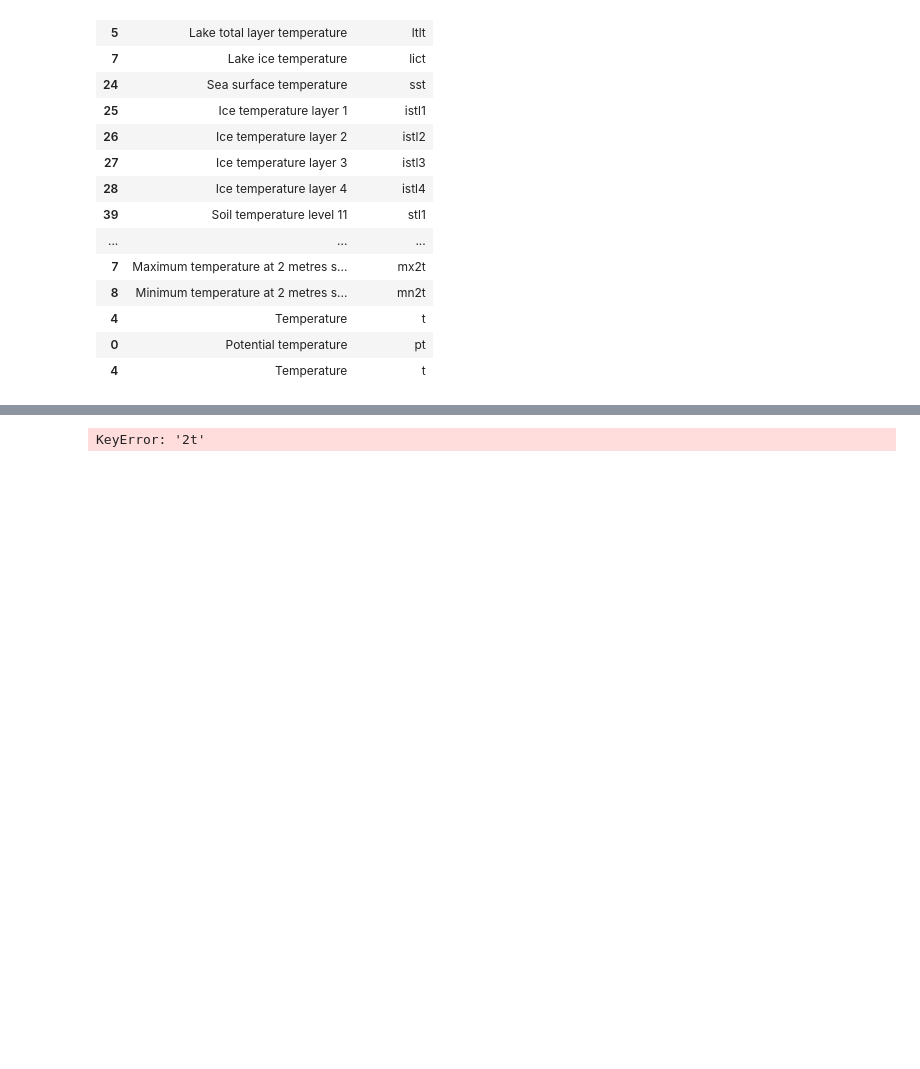
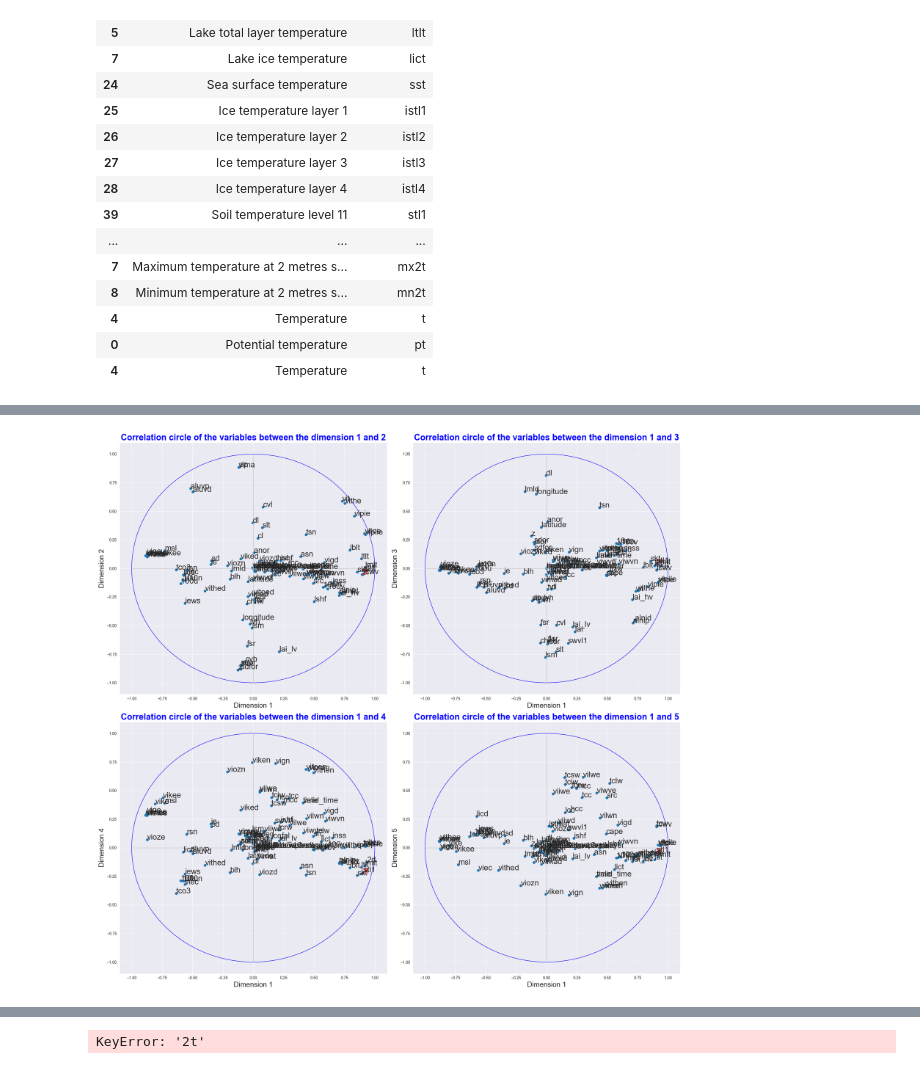
Before and after one commit to Thomas-rnd/Temperature-forecasting, a Jupyter notebook: features_selection/features_selection.ipynb, the cells around one changed output, grey strips where cells are left out. Cells and saved outputs as stored; diff of their text form; code cells hidden in the pictures; blank space fills up the shorter version.

Commit message:
Adding the PCA correlation analysis

```diff
--- a/features_selection/features_selection.ipynb
+++ b/features_selection/features_selection.ipynb
@@ -332,0 +424,58 @@ clean_df_scale
+# %%
+nb_composante = 5
+acp = PCA(n_components=nb_composante)
+acp_coord = acp.fit_transform(clean_df_scale)
+# %%
+variance = acp.explained_variance_
+valpropre = variance*(len(clean_df_scale)-1)/len(clean_df_scale)
+vp_mat=acp.components_.T
+sqrt_eigval = np.sqrt(valpropre)
+# %%
+corvar = np.zeros((len(clean_df_scale.columns), (len(clean_df_scale.columns))))
+for k in range(acp.n_components_):
+    corvar[:,k] = vp_mat[:,k] * sqrt_eigval[k]
+corvar_f = corvar[:, 0:2]
+ctrvar = corvar**2
+for j in range(acp.n_components_):
+    ctrvar[:,j]=ctrvar[:,j]/valpropre[j]
+
+ctrvar_df = pd.DataFrame(ctrvar[:,0:2], columns=['Contribution on Axis 1', 'Contribution on Axis 2'],index=clean_df_scale.columns)
+
+import math
+cols = 2
+rows = math.ceil( (nb_composante - 1) / cols)
+fig, axes = plt.subplots(rows, cols, figsize=(21, 20))
+
+row = 0
+col = -1
+
+for dim in range(1, nb_composante):
+    col += 1
+    # les points
+    axes[row][col].scatter(corvar[:,0],corvar[:,dim])
+    axes[row][col].set_title(f'Correlation circle of the variables between the dimension 1 and {dim+1}', fontsize=22, color= 'blue', fontweight='bold')
+    axes[row][col].set_xlabel(f'Dimension 1', fontsize=18)
+    axes[row][col].set_ylabel(f'Dimension {dim+1}', fontsize=18)
+
+    # affichage des étiquettes (noms des variables)
+    for j in range((len(clean_df_scale.columns))):
+        if clean_df_scale.columns[j] == '2t':
+            axes[row][col].annotate(clean_df_scale.columns[j],(corvar[j,0],corvar[j, dim]), fontsize= 20, color='red')
+        else:
+            axes[row][col].annotate(clean_df_scale.columns[j],(corvar[j,0],corvar[j, dim]), fontsize= 20)
+
+    # ajouter les axes
+    axes[row][col].plot([-1,1],[0,0],color='silver',linestyle='-',linewidth=1)
+    axes[row][col].plot([0,0],[-1,1],color='silver',linestyle='-',linewidth=1)
+
+    # ajouter le cercle
+    cercle = plt.Circle((0,0),1,color='blue',fill=False)
+    axes[row][col].add_artist(cercle)
+    if col % cols == cols - 1:
+        col = -1
+        row += 1
+
+# affichage
+fig.tight_layout()
+# %% [output]
+[figure, added]
```
Also changed, not shown: parts of 44 cells of this notebook.
